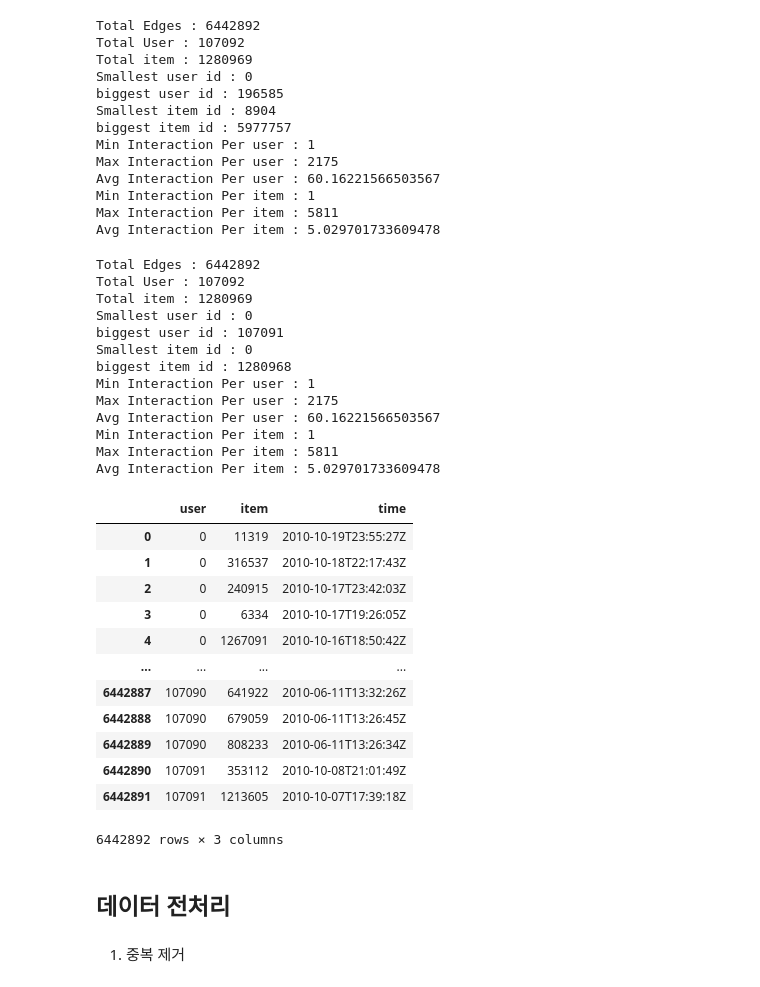
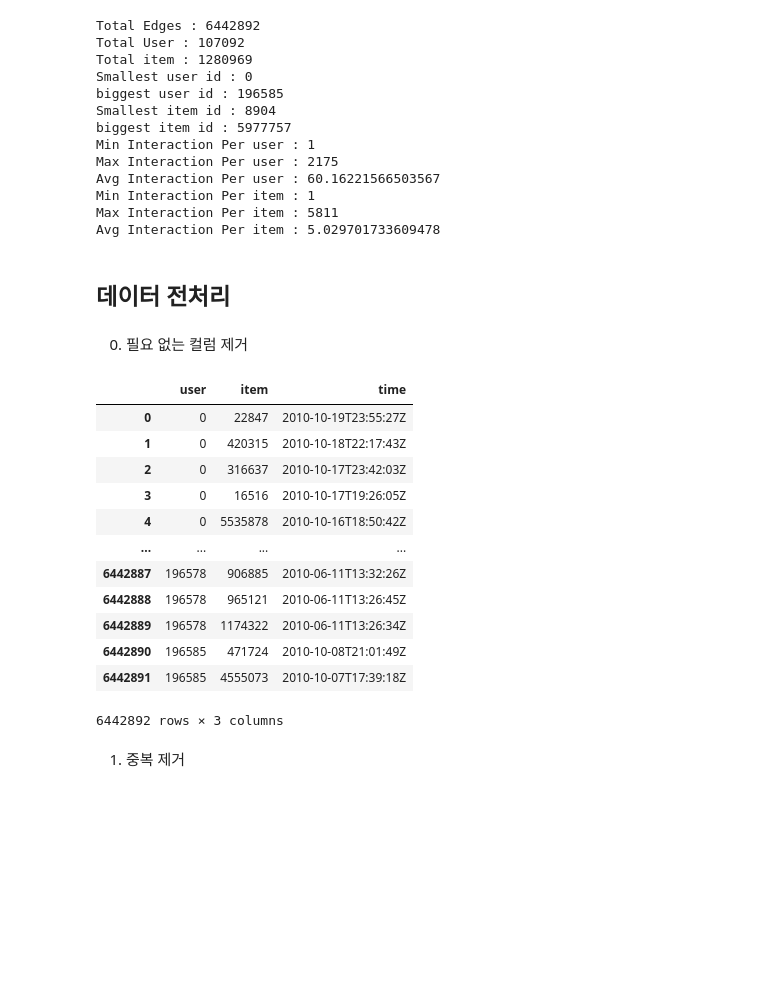
Before and after one commit to doublejone831/MGCCF, a Jupyter notebook: datahandler-update.ipynb, the cells around one changed output. Cells and saved outputs as stored; diff of their text form; code cells hidden in the pictures; blank space fills up the shorter version.

```diff
--- a/datahandler-update.ipynb
+++ b/datahandler-update.ipynb
@@ -8,7 +8,7 @@ from os.path import join
 # %%
 DATA_NAME = "Gowalla"
 FILE_NAME = "Gowalla_totalCheckins.txt"
-COL_NAMES = ['user','time','lat','long','item']
+COL_NAMES = ['user','time','lat','long','item'] # 초기 컬럼
 BASE_DATA_RATIO = 7# N/10
 INC_RATIO = 3
 INC_STEP = 5
@@ -18,7 +18,8 @@ ROOT_PATH = os.path.abspath("")
 DATA_PATH = join(ROOT_PATH+"\\dataset", DATA_NAME)
 SAVE_PATH = DATA_PATH
 FILE_PATH = join(DATA_PATH, FILE_NAME)
-FILT_THRESHOLD = 10
+FILT_THRESHOLD = 10 # 최소 데이터 갯수
+cols = ["user", "item", "time"] # 사용할 컬럼
 
 print(f"""
 ROOT_PATH: {ROOT_PATH}
@@ -94,31 +68,0 @@ def refactoring_from_0(df):
-# %%
-refactored_df, uid_map, iid_map = refactoring_from_0(origin_df)
-print_info(refactored_df)
-refactored_df
-# %% [output]
-Total Edges : 6442892
-Total User : 107092
-Total item : 1280969
-Smallest user id : 0
-biggest user id : 107091
-Smallest item id : 0
-biggest item id : 1280968
-Min Interaction Per user : 1
-Max Interaction Per user : 2175
-Avg Interaction Per user : 60.16221566503567
-Min Interaction Per item : 1
-Max Interaction Per item : 5811
-Avg Interaction Per item : 5.029701733609478
-|  | user | item | time |
-| 0 | 0 | 11319 | 2010-10-19T23:55:27Z |
-| 1 | 0 | 316537 | 2010-10-18T22:17:43Z |
-| 2 | 0 | 240915 | 2010-10-17T23:42:03Z |
-| 3 | 0 | 6334 | 2010-10-17T19:26:05Z |
-| 4 | 0 | 1267091 | 2010-10-16T18:50:42Z |
-| ... | ... | ... | ... |
-| 6442887 | 107090 | 641922 | 2010-06-11T13:32:26Z |
-| 6442888 | 107090 | 679059 | 2010-06-11T13:26:45Z |
-| 6442889 | 107090 | 808233 | 2010-06-11T13:26:34Z |
-| 6442890 | 107091 | 353112 | 2010-10-08T21:01:49Z |
-| 6442891 | 107091 | 1213605 | 2010-10-07T17:39:18Z |
-6442892 rows × 3 columns
@@ -128,4 +69,23 @@ refactored_df.to_csv(join(SAVE_PATH, "refactored.csv"))
 # %% [markdown]
 ## 데이터 전처리
+# %% [markdown]
+0. 필요 없는 컬럼 제거
+# %%
+clean_df = origin_df[cols]
+clean_df
+# %% [output]
+|  | user | item | time |
+| 0 | 0 | 22847 | 2010-10-19T23:55:27Z |
+| 1 | 0 | 420315 | 2010-10-18T22:17:43Z |
+| 2 | 0 | 316637 | 2010-10-17T23:42:03Z |
+| 3 | 0 | 16516 | 2010-10-17T19:26:05Z |
+| 4 | 0 | 5535878 | 2010-10-16T18:50:42Z |
+| ... | ... | ... | ... |
+| 6442887 | 196578 | 906885 | 2010-06-11T13:32:26Z |
+| 6442888 | 196578 | 965121 | 2010-06-11T13:26:45Z |
+| 6442889 | 196578 | 1174322 | 2010-06-11T13:26:34Z |
+| 6442890 | 196585 | 471724 | 2010-10-08T21:01:49Z |
+| 6442891 | 196585 | 4555073 | 2010-10-07T17:39:18Z |
+6442892 rows × 3 columns
 # %% [markdown]
 1. 중복 제거
```
Also changed, not shown: parts of 40 cells of this notebook.
